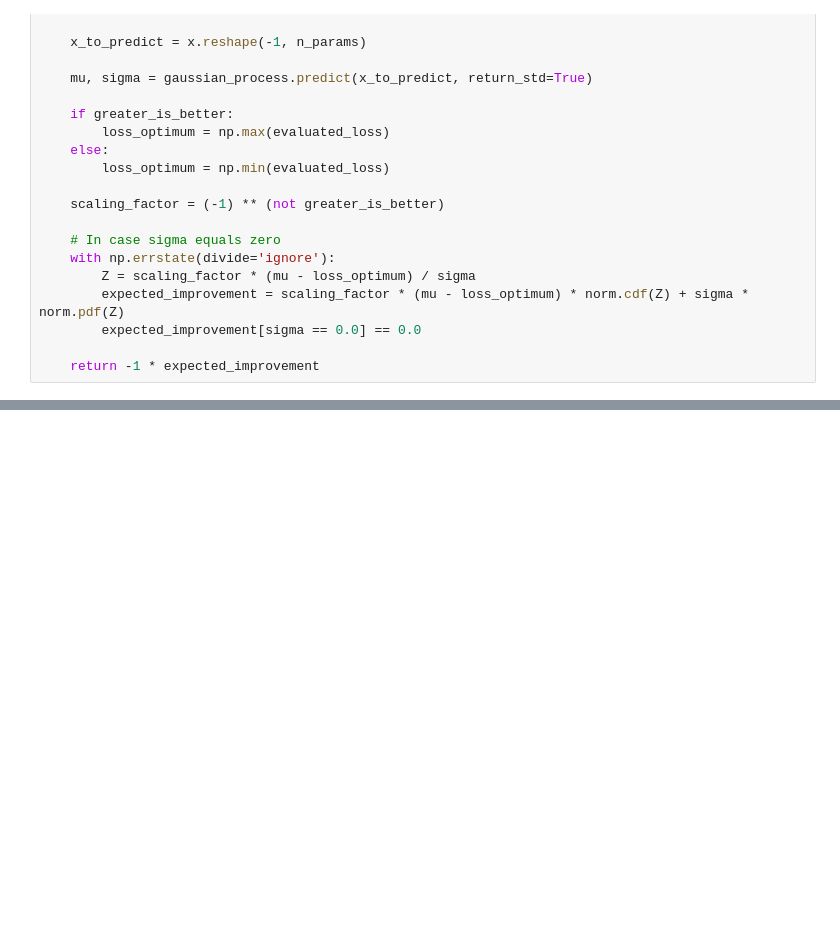
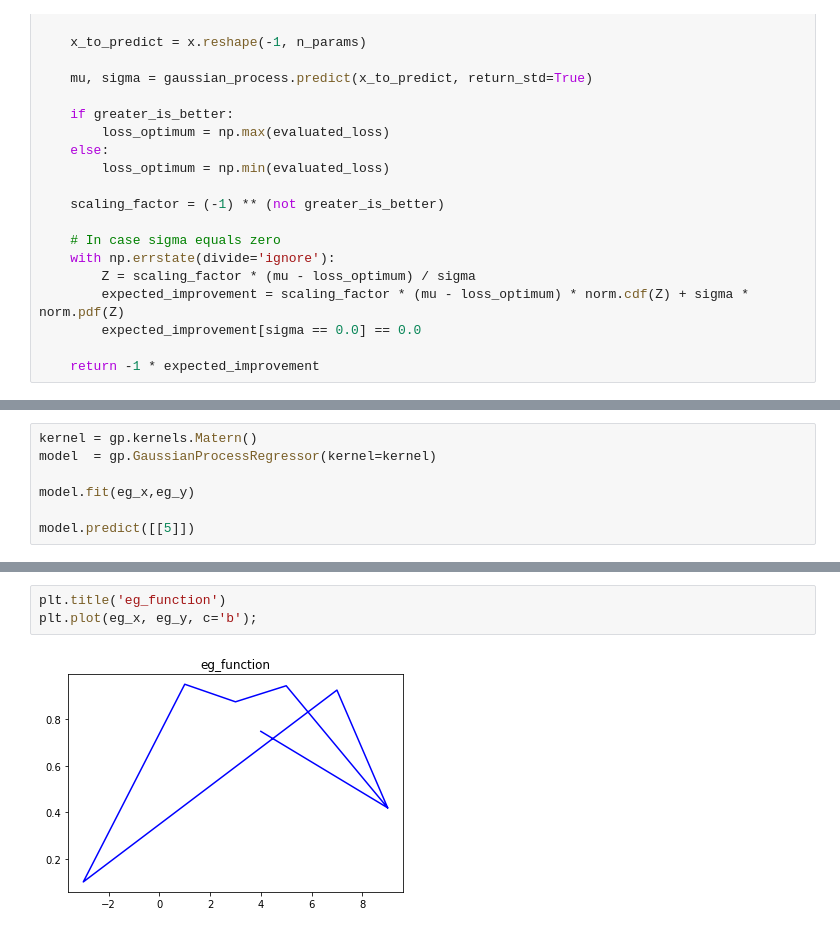
Before and after one commit to Mikhail-Naumov/Bayesian_Opt_Testing, a Jupyter notebook: Simplified.ipynb, the cells around one changed output, grey strips where cells are left out. Saved outputs shown, nothing was run; the diff lists cells and outputs as text; blank space fills up the shorter version.

```diff
--- a/Simplified.ipynb
+++ b/Simplified.ipynb
@@ -209,0 +293,7 @@ def expected_improvement(x, gaussian_process, evaluated_loss, greater_is_better=
+# %%
+kernel = gp.kernels.Matern()
+model  = gp.GaussianProcessRegressor(kernel=kernel)
+
+model.fit(eg_x,eg_y)
+
+model.predict([[5]])
@@ -209,0 +315,5 @@ def expected_improvement(x, gaussian_process, evaluated_loss, greater_is_better=
+# %%
+plt.title('eg_function')
+plt.plot(eg_x, eg_y, c='b');
+# %% [output]
+[figure, added]
```
Also changed, not shown: parts of 15 cells of this notebook.
